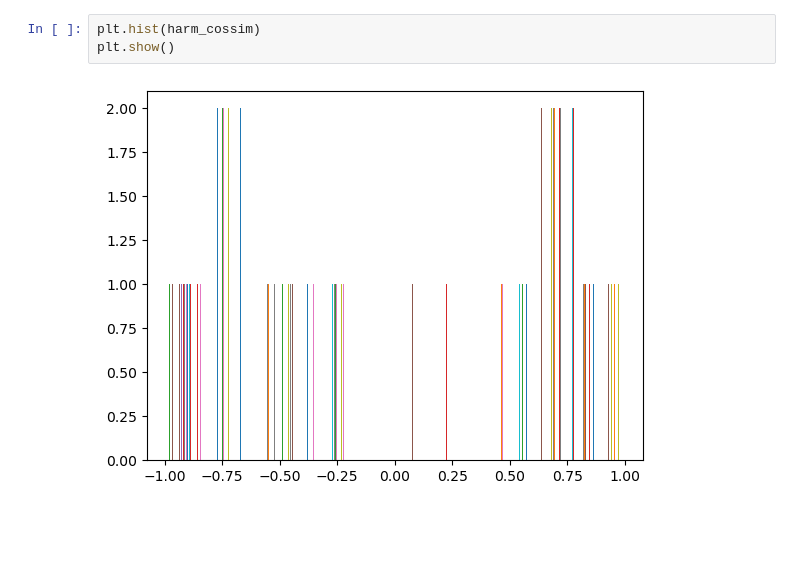
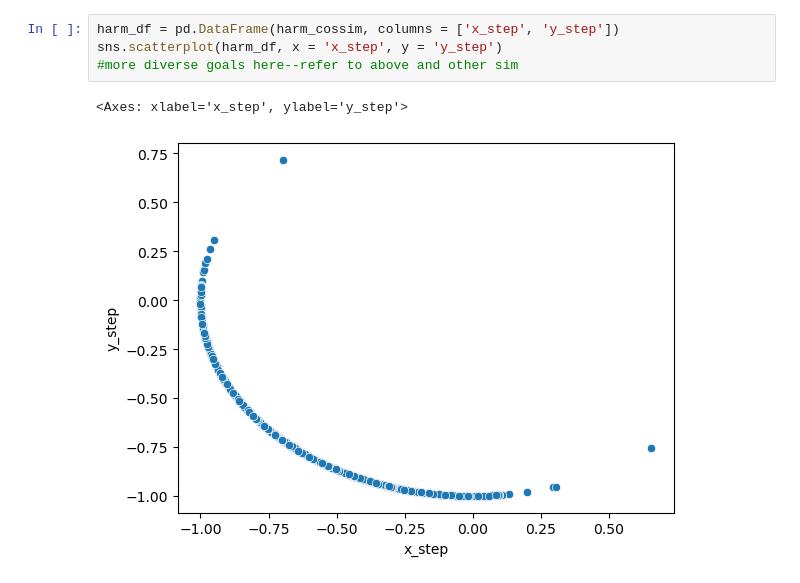
Before and after one commit to madeline13/compassion_sim, a Jupyter notebook: computer_compassion_life.ipynb, the cells around one changed output. Saved outputs shown, nothing was run; the diff lists cells and outputs as text; blank space fills up the shorter version.

```diff
--- a/computer_compassion_life.ipynb
+++ b/computer_compassion_life.ipynb
@@ -125,8 +154,10 @@ plt.show()
-# %%
-plt.hist(harm_cossim)
-plt.show()
-# %% [output]
-[figure, removed]
+# %%
+harm_df = pd.DataFrame(harm_cossim, columns = ['x_step', 'y_step'])
+sns.scatterplot(harm_df, x = 'x_step', y = 'y_step')
+#more diverse goals here--refer to above and other sim
+# %% [output]
+<Axes: xlabel='x_step', ylabel='y_step'>
+[figure, added]
 # %%
 #TRAIN
 
```
Also changed, not shown: parts of 62 cells of this notebook.
